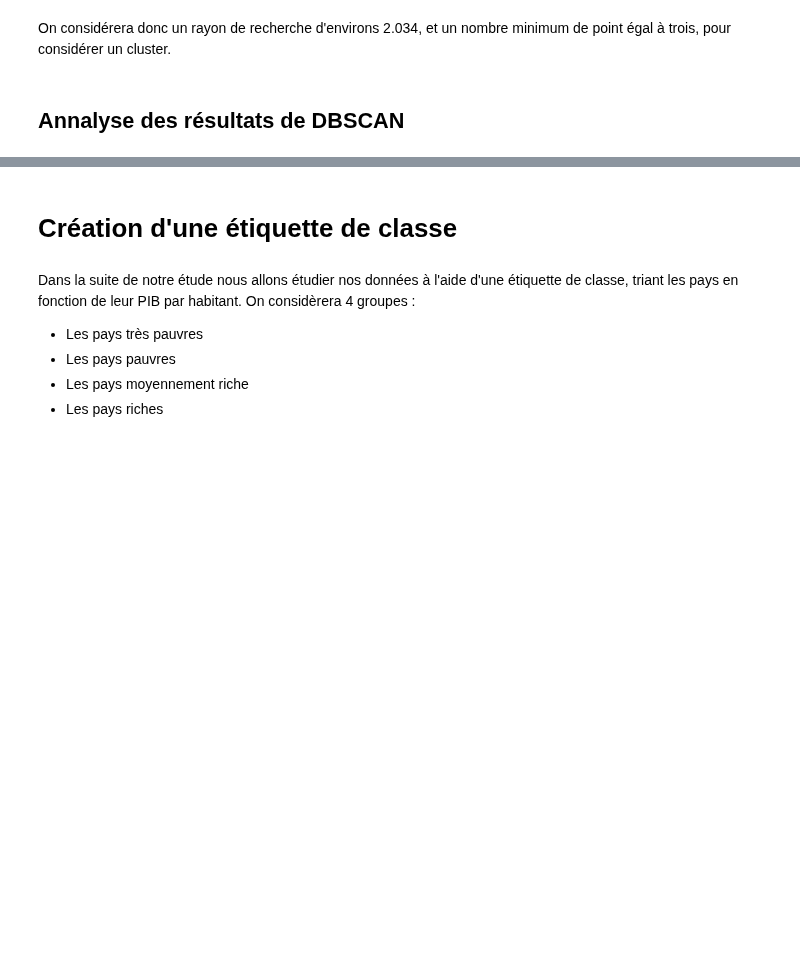
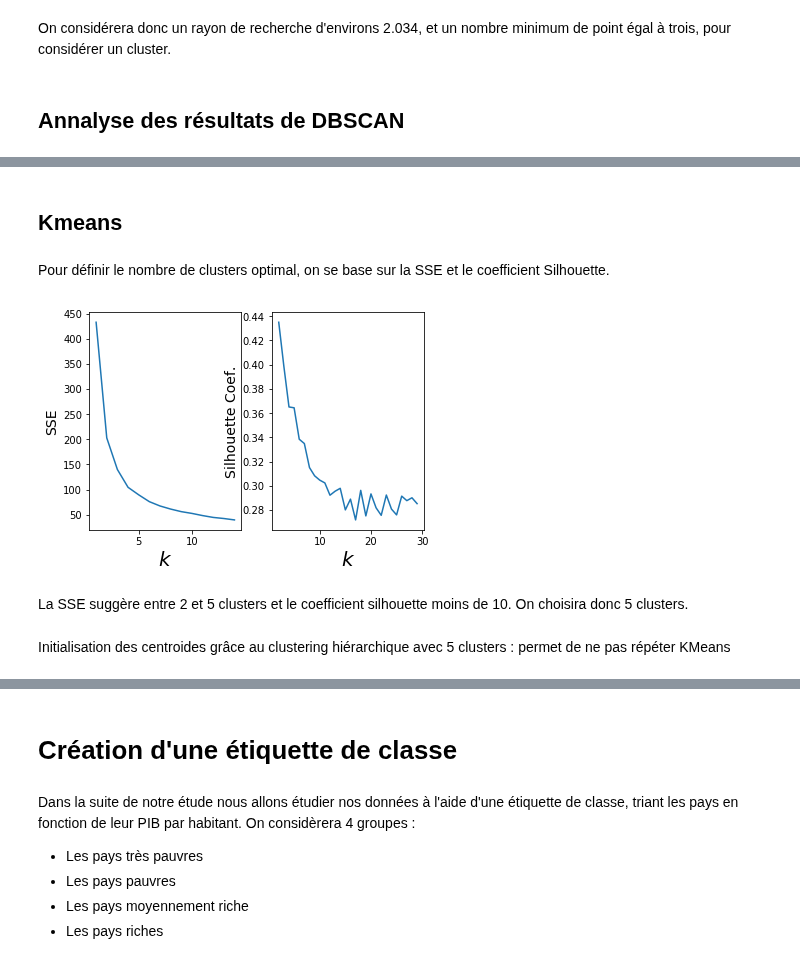
Before and after one commit to LisaNicvert/IA_project, a Jupyter notebook: IA_project_complex.ipynb, the cells around one changed output, grey strips where cells are left out. Cells and saved outputs as stored; diff of their text form; code cells hidden in the pictures; blank space fills up the shorter version.

```diff
--- a/IA_project_complex.ipynb
+++ b/IA_project_complex.ipynb
@@ -330,0 +400,14 @@ df_without_outliers=df_clustering_norm_lab[df_clustering_norm_lab.Labels != -1]
+# %% [markdown]
+## Kmeans
+# %% [markdown]
+Pour définir le nombre de clusters optimal, on se base sur la SSE et le coefficient Silhouette.
+# %%
+fig=plt.figure()
+ax = fig.add_subplot(121)
+sse=kmeans_SSE(df_without_outliers,ax)
+ax = fig.add_subplot(122)
+sil=silhouette_kmeans(df_without_outliers,ax)
+# %% [output]
+[figure, added]
+# %% [markdown]
+La SSE suggère entre 2 et 5 clusters et le coefficient silhouette moins de 10. On choisira donc 5 clusters.
@@ -330,0 +416,2 @@ df_without_outliers=df_clustering_norm_lab[df_clustering_norm_lab.Labels != -1]
+# %% [markdown]
+Initialisation des centroides grâce au clustering hiérarchique avec 5 clusters : permet de ne pas répéter KMeans
```
Also changed, not shown: parts of 58 cells of this notebook.
